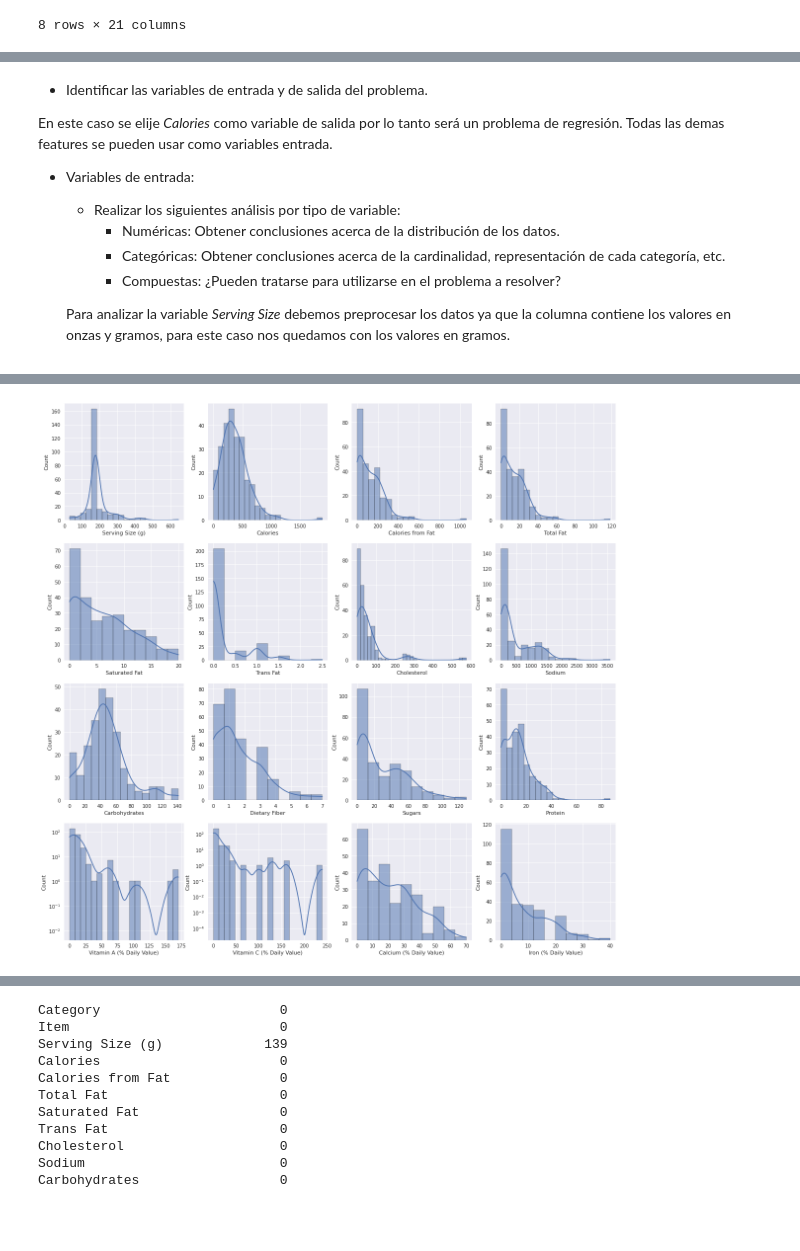
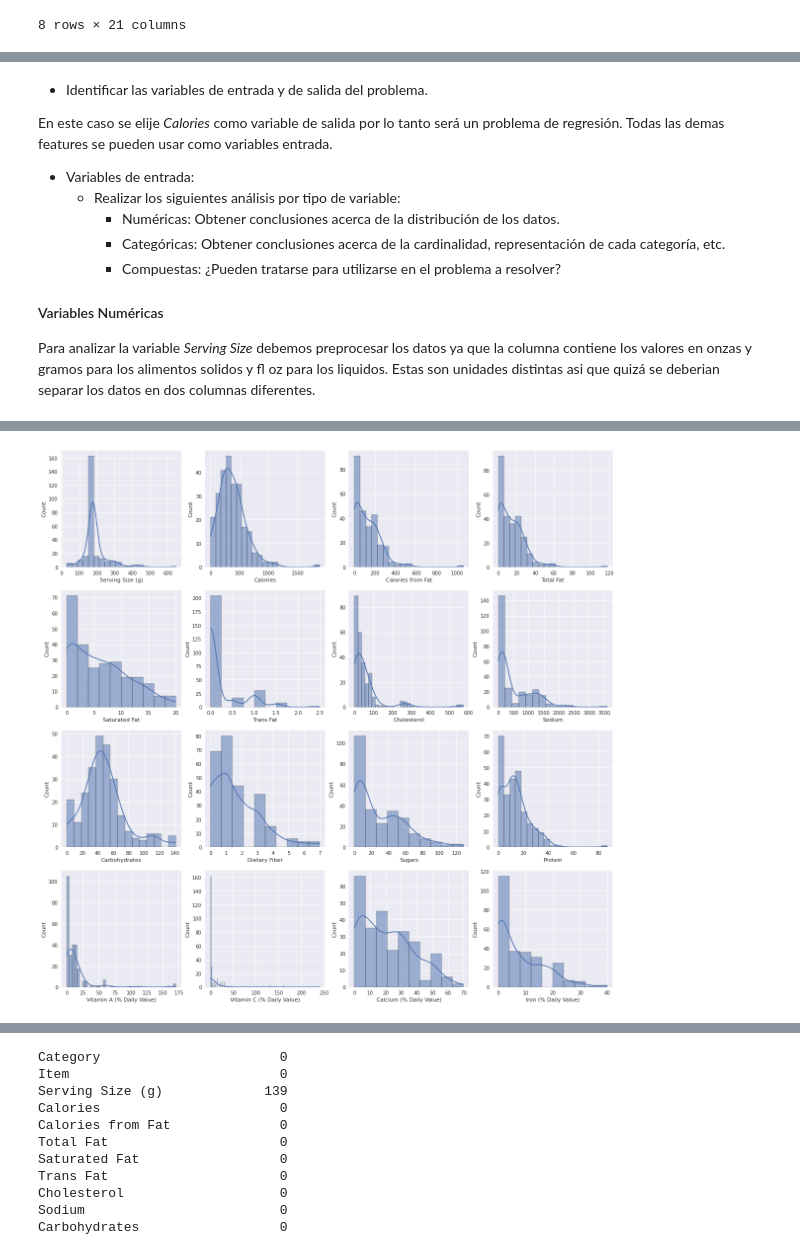
Before and after one commit to achurichi/CEIA-analisis_de_datos, a Jupyter notebook: TP_final/tp.ipynb, the cells around one changed output, grey strips where cells are left out. Cells and saved outputs as stored; diff of their text form; code cells hidden in the pictures; blank space fills up the shorter version.

```diff
--- a/TP_final/tp.ipynb
+++ b/TP_final/tp.ipynb
@@ -108,7 +113,9 @@ En este caso se elije *Calories* como variable de salida por lo tanto será un p
     - Categóricas: Obtener conclusiones acerca de la cardinalidad, representación de cada categoría, etc.
     - Compuestas: ¿Pueden tratarse para utilizarse en el problema a resolver?
 
-  Para analizar la variable *Serving Size* debemos preprocesar los datos ya que la columna contiene los valores en onzas y gramos, para este caso nos quedamos con los valores en gramos.
+#### Variables Numéricas
+
+  Para analizar la variable *Serving Size* debemos preprocesar los datos ya que la columna contiene los valores en onzas y gramos para los alimentos solidos y fl oz para los liquidos. Estas son unidades distintas asi que quizá se deberian separar los datos en dos columnas diferentes.
 # %%
 # serving_size_g = (
 #     df["Serving Size"]
@@ -149,15 +156,15 @@ df.head()
 # %%
 df_numeric = df.drop(columns=["Category", "Item"])
 
 df_numeric.fillna(method="pad", inplace=True)  # Hacer esto en otro lado
 
 f, axes = plt.subplots(4, 4, figsize=(20, 20))
 for ax, feature in zip(axes.flat, df_numeric.columns):
     optional_args = {}
     if feature == "Serving Size (g)":
         optional_args = {"bins": 20}
-    if feature == "Vitamin A (% Daily Value)" or feature == "Vitamin C (% Daily Value)":
-        optional_args = {"log_scale": (False, True), "bins": 20}
+    # if feature == "Vitamin A (% Daily Value)" or feature == "Vitamin C (% Daily Value)":
+    #     optional_args = {"log_scale": (False, True), "bins": 20}
     sns.histplot(df_numeric[feature], ax=ax, kde=True, **optional_args)
 # %% [output]
-[figure, old version]
+[figure, new version]
```
Also changed, not shown: parts of 13 cells of this notebook, 1 other file.
